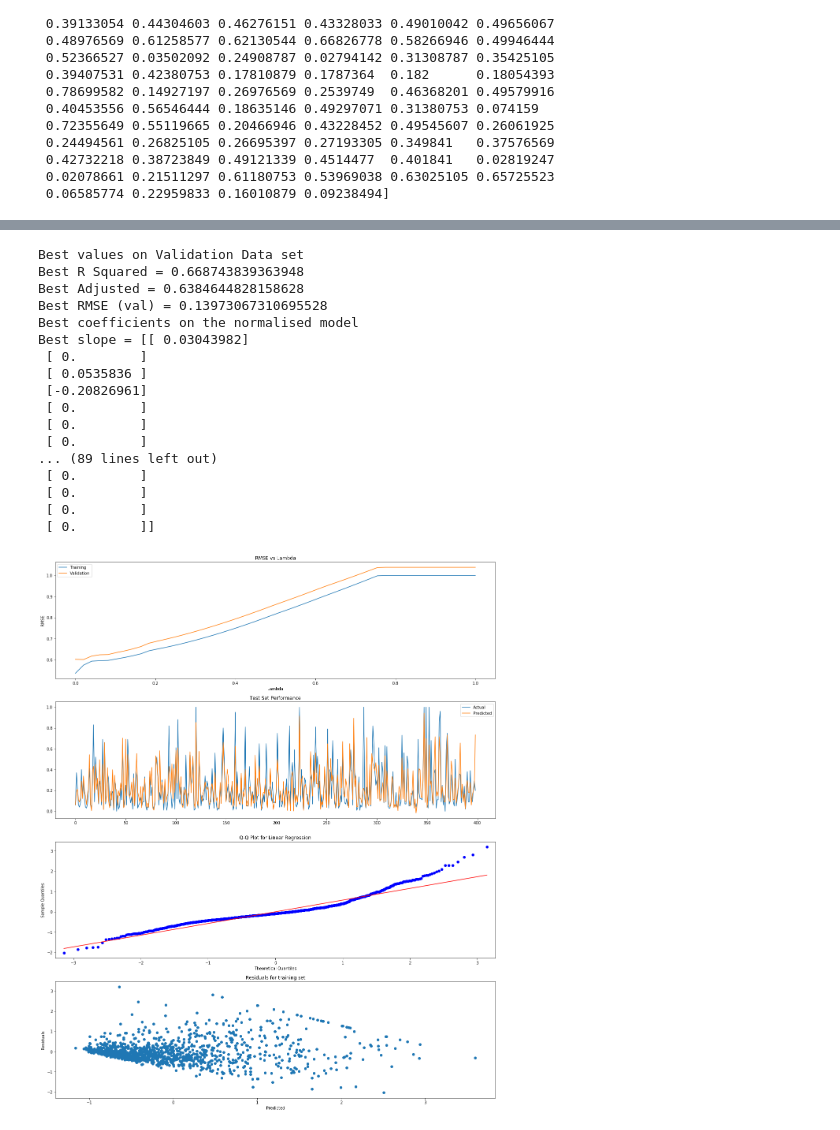
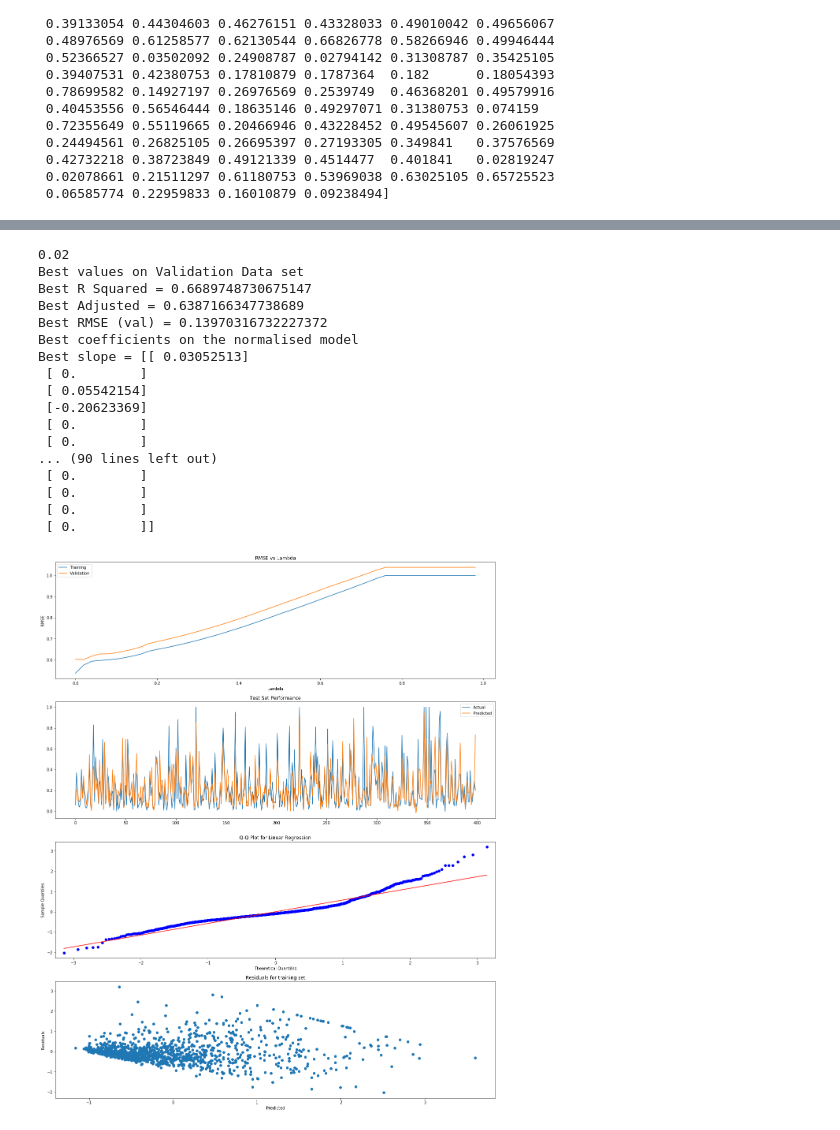
Before and after one commit to NiharR27/ML-Regression-and-Classification, a Jupyter notebook: ass/Q1/Q1.ipynb, the cells around one changed output, grey strips where cells are left out. Cells and saved outputs as stored; diff of their text form; code cells hidden in the pictures.

```diff
--- a/ass/Q1/Q1.ipynb
+++ b/ass/Q1/Q1.ipynb
@@ -419,24 +423,24 @@ Best slope = [[ 0.25071674]
 # %%
 #Laso
-alpha_list = np.linspace(0, 1.0, 50)
+alpha_list = np.arange(0.0, 1.0, 0.02)
 evaluate_regularisation(X_train_std, Y_train_std, X_val_std, Y_val_std, X_test_std, Y_test_std,
                         mu_train_y, sigma_train_y, alpha_list, 1)
 # %% [output]
+0.02
 Best values on Validation Data set
-Best R Squared = 0.668743839363948
-Best Adjusted = 0.6384644828158628
-Best RMSE (val) = 0.13973067310695528
+Best R Squared = 0.6689748730675147
+Best Adjusted = 0.6387166347738689
+Best RMSE (val) = 0.13970316732227372
 Best coefficients on the normalised model
-Best slope = [[ 0.03043982]
+Best slope = [[ 0.03052513]
  [ 0.        ]
- [ 0.0535836 ]
- [-0.20826961]
+ [ 0.05542154]
+ [-0.20623369]
  [ 0.        ]
  [ 0.        ]
- [ 0.        ]
-... (89 lines left out)
+... (90 lines left out)
  [ 0.        ]
  [ 0.        ]
  [ 0.        ]
  [ 0.        ]]
-[figure, old version]
+[figure, new version]
```
Also changed, not shown: parts of 4 cells of this notebook.
